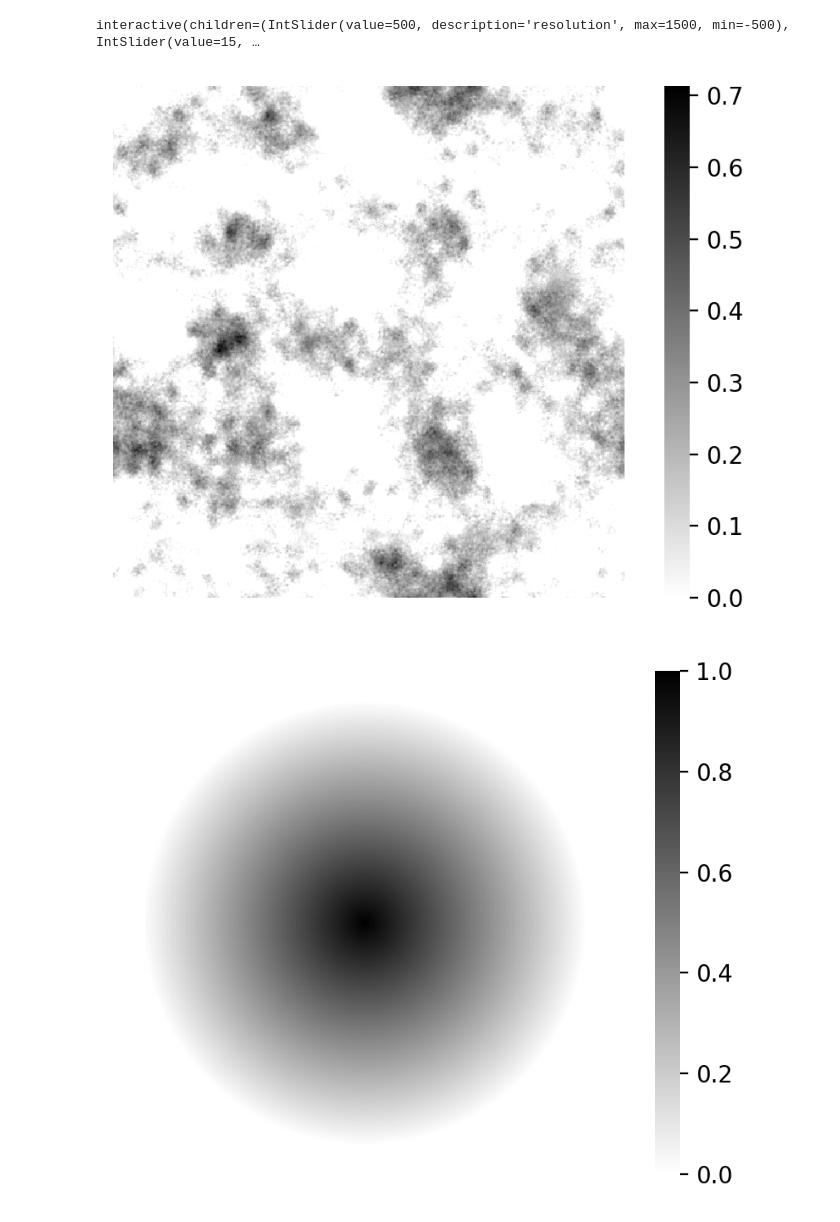
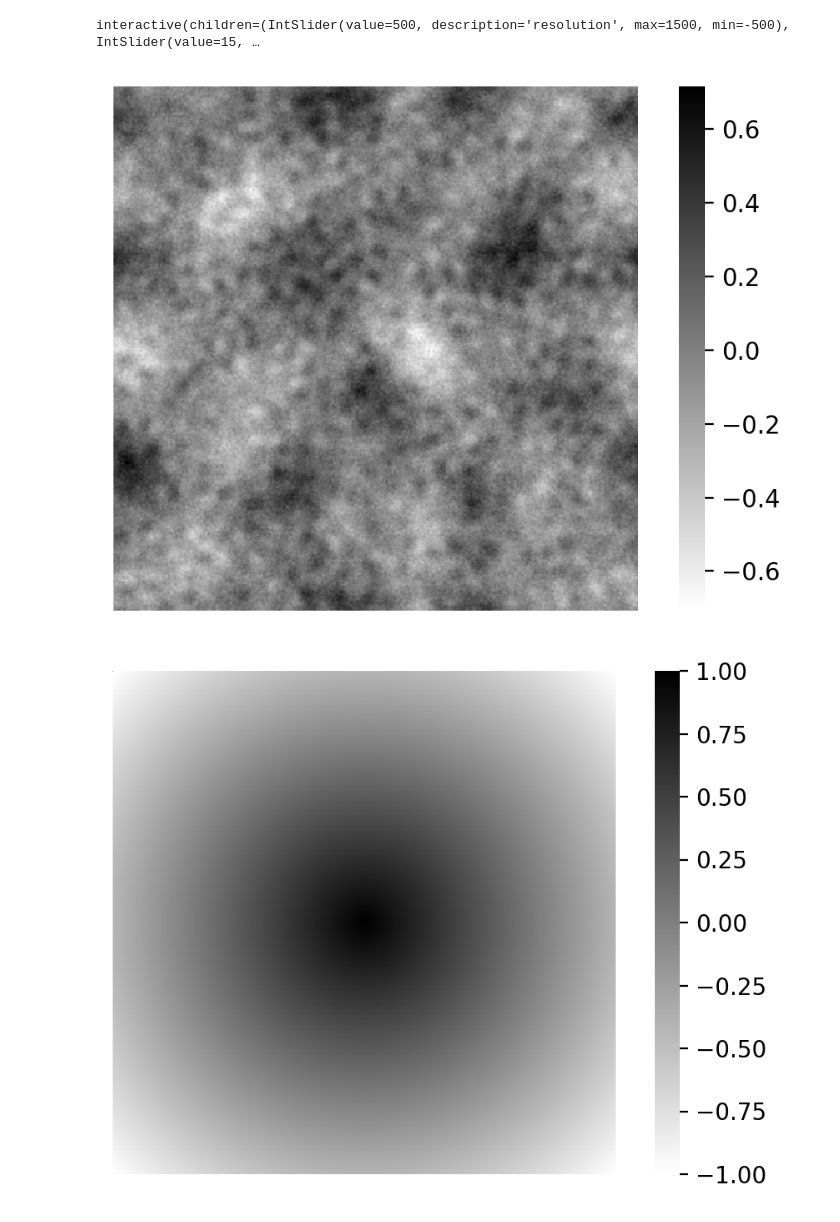
Before and after one commit to Lerqiu/AI4Games-project, a Jupyter notebook: drafts/island_moisture.ipynb, the cells around one changed output. Saved outputs shown, nothing was run; the diff lists cells and outputs as text; code cells hidden in the pictures.

```diff
--- a/drafts/island_moisture.ipynb
+++ b/drafts/island_moisture.ipynb
@@ -43,20 +49,19 @@ Noise(heat,
 # %% [output]
 interactive(children=(IntSlider(value=500, description='resolution', max=1500, min=-500), IntSlider(value=15, …
 # %%
-seed = 200
 resolution = 500
 islandBordersNoise = simplex(resolution=resolution,octaves=4,persistence=2,lacunarity=0.2,seed=seed)
-islandBordersMainCircle = (heat(resolution,temperature=19.5,x=resolution/2,y=resolution/2)*2)+1
+islandBordersMainCircle = (heat(resolution,temperature=19,x=resolution/2,y=resolution/2)*2)+1
 
 
-islandBordersNoiseF = MCode.clearAt(islandBordersNoise,0)
-islandBordersMainCircleF = MCode.clearAt(islandBordersMainCircle,0)
+islandBordersNoiseF = MCode.clearAt(islandBordersNoise,-1)
+islandBordersMainCircleF = MCode.clearAt(islandBordersMainCircle,-1)
 
-islandBorder = MCode.joinOnMax( islandBordersNoiseF,islandBordersMainCircleF)
+islandBorder = MCode.joinOnMax( islandBordersNoiseF,islandBordersMainCircleF) + simplex(resolution=resolution,octaves=5,persistence=2,lacunarity=0.3,seed=seed+500)
 
 Heatmap(islandBordersNoiseF, scale = 2.0,cmap="gray_r",cbar=True)
 Heatmap(islandBordersMainCircleF, scale = 2.0,cmap="gray_r",cbar=True)
 Heatmap(islandBorder,scale = 2.0,cmap="gray_r",cbar=True)
 # %% [output]
-[figure, old version]
+[figure, new version]
-[figure, old version]
+[figure, new version]
```
Also changed, not shown: parts of 8 cells of this notebook.
